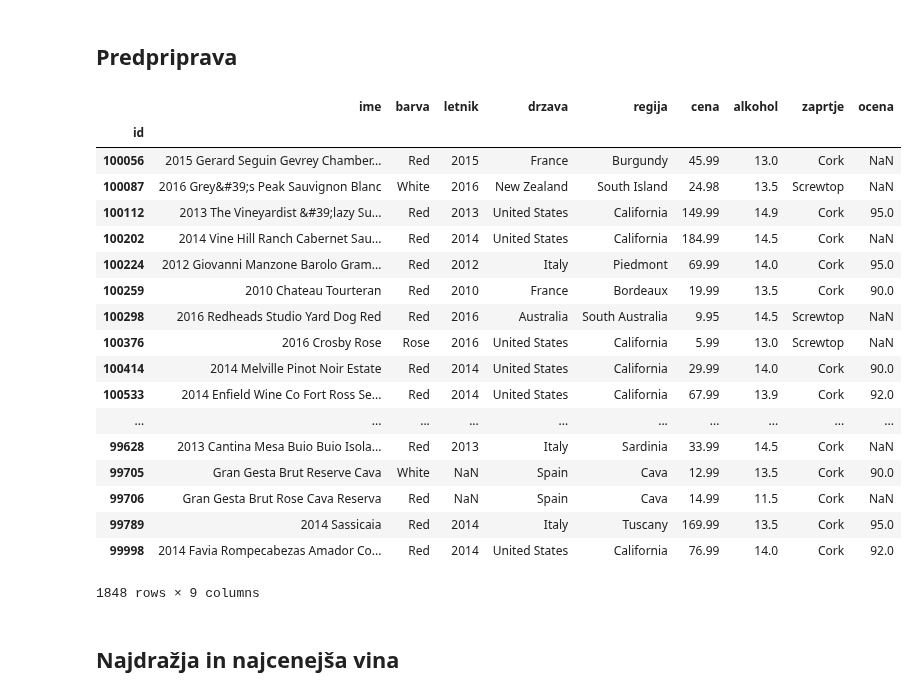
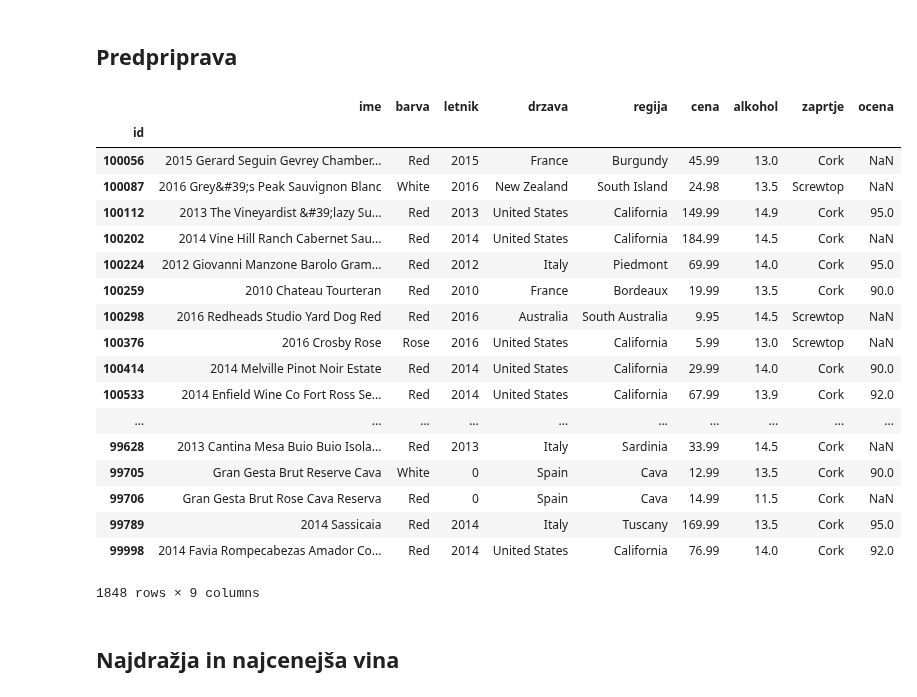
Before and after one commit to ajdalemut/vina, a Jupyter notebook: Vina.ipynb, the cells around one changed output. Cells and saved outputs as stored; diff of their text form; code cells hidden in the pictures.

```diff
--- a/Vina.ipynb
+++ b/Vina.ipynb
@@ -8,34 +8,36 @@ Vsi podatki v analizi so zajeti iz [winelibrary](https://winelibrary.com/search?
 # %%
 import pandas as pd
 import numpy as np
 import matplotlib.pyplot as plt
 %matplotlib inline
 
-vina = pd.read_csv('obdelani-podatki/vina.csv', index_col='id', dtype = object)
-#dtype = object, sicer pandas spremeni letnike v float
+vina = pd.read_csv('obdelani-podatki/vina.csv', index_col='id')
 okusi = pd.read_csv('obdelani-podatki/okusi.csv')
 vonji = pd.read_csv('obdelani-podatki/vonji.csv')
 
 pd.options.display.max_rows = 20
 
+#pandas spreminja tipe objektov, mi pa vseeno želimo, da bojo letniki tipa int, nepodani letniki pa bodo označeni z 0
+vina['letnik'] = vina['letnik'].fillna(0).astype('int')
+
 vina
 # %% [output]
 |  | ime | barva | letnik | drzava | regija | cena | alkohol | zaprtje | ocena |
 | id |  |  |  |  |  |  |  |  |  |
 | 100056 | 2015 Gerard Seguin Gevrey Chamber... | Red | 2015 | France | Burgundy | 45.99 | 13.0 | Cork | NaN |
 | 100087 | 2016 Grey&#39;s Peak Sauvignon Blanc | White | 2016 | New Zealand | South Island | 24.98 | 13.5 | Screwtop | NaN |
 | 100112 | 2013 The Vineyardist &#39;lazy Su... | Red | 2013 | United States | California | 149.99 | 14.9 | Cork | 95.0 |
 | 100202 | 2014 Vine Hill Ranch Cabernet Sau... | Red | 2014 | United States | California | 184.99 | 14.5 | Cork | NaN |
 | 100224 | 2012 Giovanni Manzone Barolo Gram... | Red | 2012 | Italy | Piedmont | 69.99 | 14.0 | Cork | 95.0 |
 | 100259 | 2010 Chateau Tourteran | Red | 2010 | France | Bordeaux | 19.99 | 13.5 | Cork | 90.0 |
 | 100298 | 2016 Redheads Studio Yard Dog Red | Red | 2016 | Australia | South Australia | 9.95 | 14.5 | Screwtop | NaN |
 | 100376 | 2016 Crosby Rose | Rose | 2016 | United States | California | 5.99 | 13.0 | Screwtop | NaN |
 | 100414 | 2014 Melville Pinot Noir Estate | Red | 2014 | United States | California | 29.99 | 14.0 | Cork | 90.0 |
 | 100533 | 2014 Enfield Wine Co Fort Ross Se... | Red | 2014 | United States | California | 67.99 | 13.9 | Cork | 92.0 |
 | ... | ... | ... | ... | ... | ... | ... | ... | ... | ... |
 | 99628 | 2013 Cantina Mesa Buio Buio Isola... | Red | 2013 | Italy | Sardinia | 33.99 | 14.5 | Cork | NaN |
-| 99705 | Gran Gesta Brut Reserve Cava | White | NaN | Spain | Cava | 12.99 | 13.5 | Cork | 90.0 |
-| 99706 | Gran Gesta Brut Rose Cava Reserva | Red | NaN | Spain | Cava | 14.99 | 11.5 | Cork | NaN |
+| 99705 | Gran Gesta Brut Reserve Cava | White | 0 | Spain | Cava | 12.99 | 13.5 | Cork | 90.0 |
+| 99706 | Gran Gesta Brut Rose Cava Reserva | Red | 0 | Spain | Cava | 14.99 | 11.5 | Cork | NaN |
 | 99789 | 2014 Sassicaia | Red | 2014 | Italy | Tuscany | 169.99 | 13.5 | Cork | 95.0 |
 | 99998 | 2014 Favia Rompecabezas Amador Co... | Red | 2014 | United States | California | 76.99 | 14.0 | Cork | 92.0 |
 1848 rows × 9 columns
```
Also changed, not shown: parts of 15 cells of this notebook, 1 other file.
